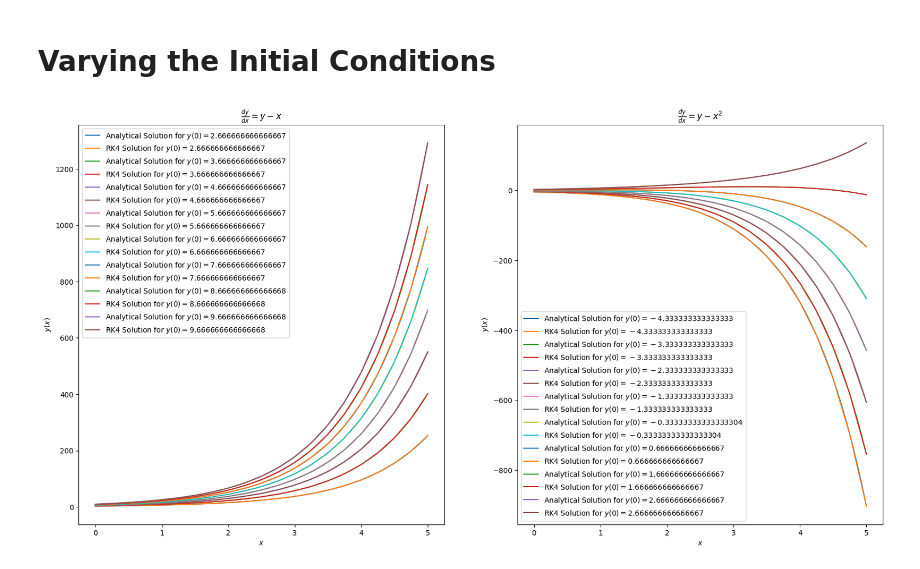
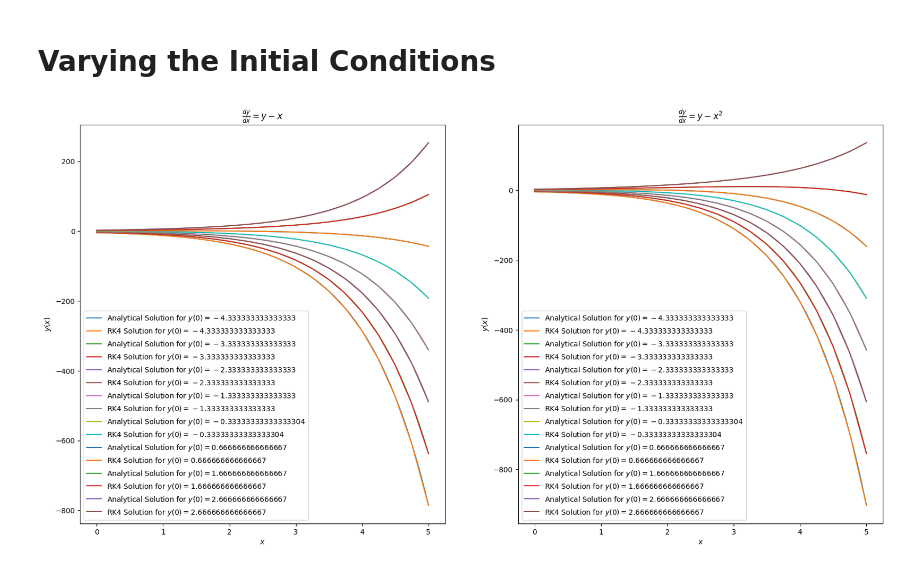
Before and after one commit to TheSillyCoder/ma3105-project, a Jupyter notebook: main.ipynb, the cells around one changed output. Saved outputs shown, nothing was run; the diff lists cells and outputs as text; code cells hidden in the pictures.

Commit message:
fixed the varied init plots

```diff
--- a/main.ipynb
+++ b/main.ipynb
@@ -303,7 +303,7 @@ ax.set_title(r"$\frac{dy}{dx} = y - x^2$")
 ax.set_xlabel("$x$")
 ax.set_ylabel("$y(x)$")
 ax.legend()
-h0 = 2/3
+y0 = 2/3 - 5
 
 ax = axes[0]
 ax.plot(xsample, sol1(xsample, y0), label=f"Analytical Solution for $y(0) = {y0}$")
@@ -318,34 +318,34 @@ ax.plot(xsample, sol1(xsample, y0), label=f"Analytical Solution for $y(0) = {y0}
 ys, xs = RK4(f1, y0, x0, x1, h)
 ax.plot(xs, ys, label=f"RK4 Solution for $y(0) = {y0}$")
 y0 += 1
 ax.plot(xsample, sol1(xsample, y0), label=f"Analytical Solution for $y(0) = {y0}$")
 ys, xs = RK4(f1, y0, x0, x1, h)
 ax.plot(xs, ys, label=f"RK4 Solution for $y(0) = {y0}$")
 y0 += 1
 ax.plot(xsample, sol1(xsample, y0), label=f"Analytical Solution for $y(0) = {y0}$")
 ys, xs = RK4(f1, y0, x0, x1, h)
 ax.plot(xs, ys, label=f"RK4 Solution for $y(0) = {y0}$")
 y0 += 1
 ax.plot(xsample, sol1(xsample, y0), label=f"Analytical Solution for $y(0) = {y0}$")
 ys, xs = RK4(f1, y0, x0, x1, h)
 ax.plot(xs, ys, label=f"RK4 Solution for $y(0) = {y0}$")
 y0 += 1
 ax.plot(xsample, sol1(xsample, y0), label=f"Analytical Solution for $y(0) = {y0}$")
 ys, xs = RK4(f1, y0, x0, x1, h)
 ax.plot(xs, ys, label=f"RK4 Solution for $y(0) = {y0}$")
 y0 += 1
 ax.plot(xsample, sol1(xsample, y0), label=f"Analytical Solution for $y(0) = {y0}$")
 ys, xs = RK4(f1, y0, x0, x1, h)
 ax.plot(xs, ys, label=f"RK4 Solution for $y(0) = {y0}$")
 y0 += 1
 ax.set_title(r"$\frac{dy}{dx} = y - x$")
 ax.set_xlabel("$x$")
 ax.set_ylabel("$y(x)$")
 ax.legend()
 
 fig.savefig("varied_initial_vals_RK4.png")
 # %% [output]
-[figure, old version]
+[figure, new version]
 # %%
 y0 = (2/3) - 5
 x0 = 0
```
Also changed, not shown: parts of 1 cell of this notebook, 5 other files.
